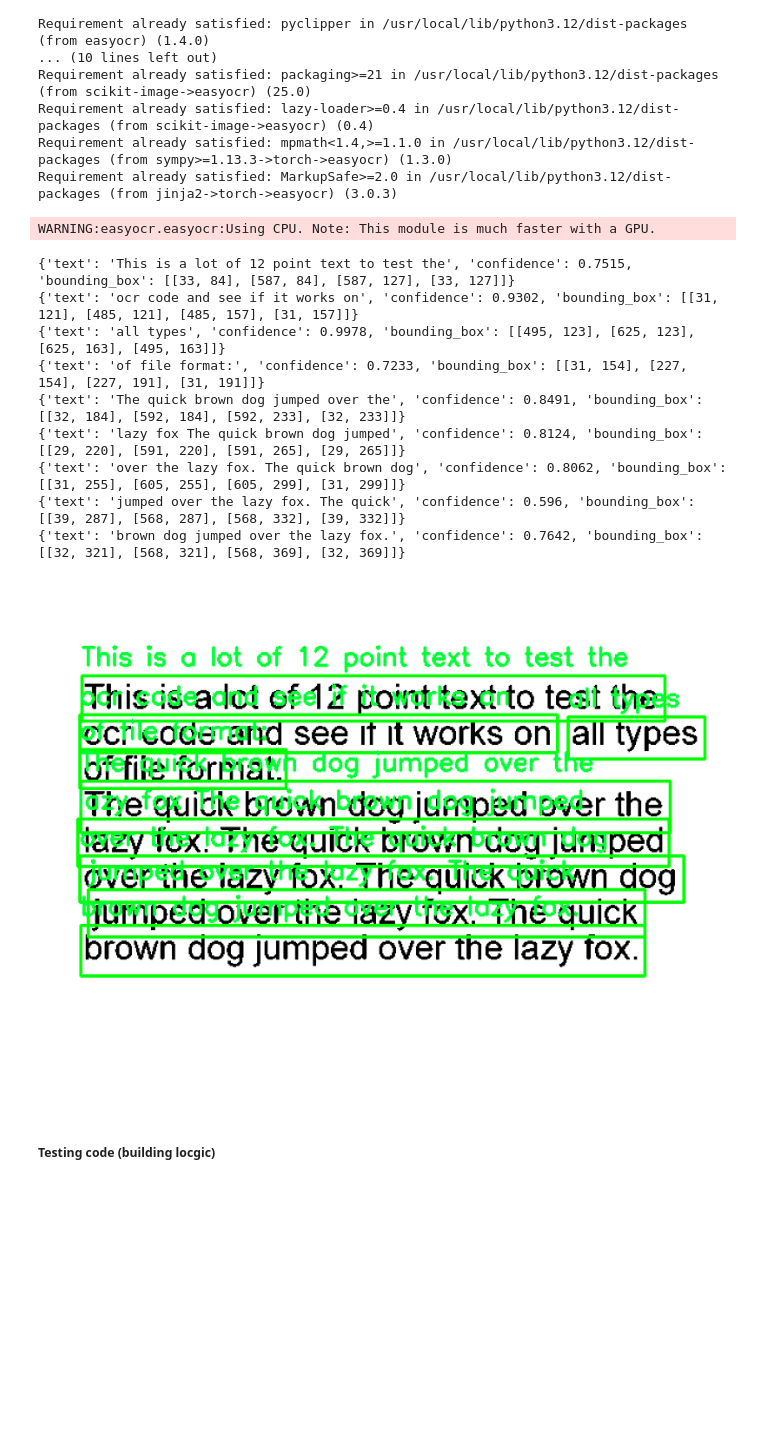
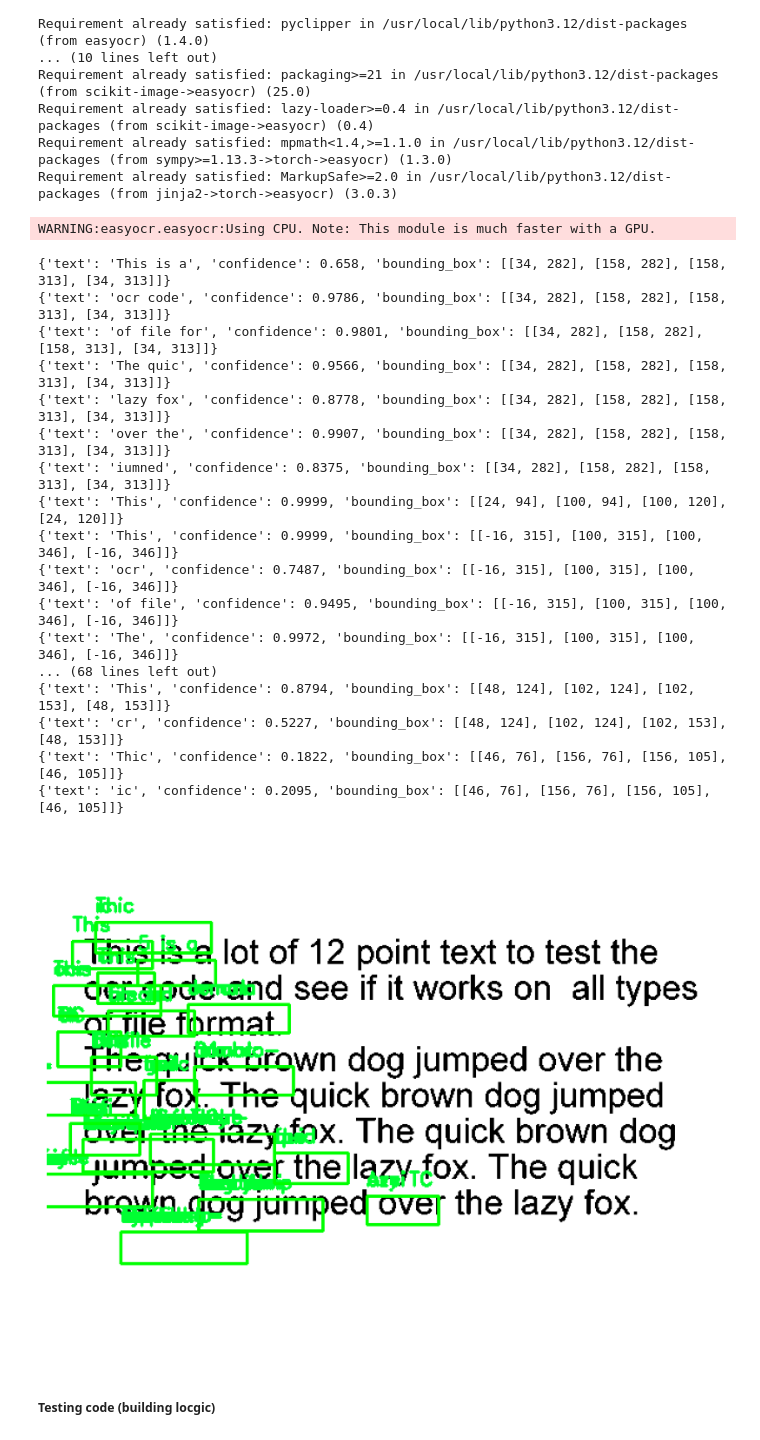
Before and after one commit to Srourrzan/AI_refresher, a Jupyter notebook: OCR.ipynb, the cells around one changed output. Saved outputs shown, nothing was run; the diff lists cells and outputs as text; code cells hidden in the pictures; blank space fills up the shorter version.

Commit message:
try to make a ocr pipeline using EAST and easyOCR

```diff
--- a/OCR.ipynb
+++ b/OCR.ipynb
@@ -66,27 +167,36 @@ class OCR:
     plt.axis("off");
     plt.show();
 # %%
-ocr: OCR = OCR();
 img_path: str = "test-image-for-recognition.png";
+model_path = "/content/frozen_east_text_detection.pb";
+ocr: OCR = OCR(model_path);
 try:
   img, ocr_res = ocr.extract_text(img_path);
   for d in ocr_res:
     print(f"{d}");
   ocr.visualize(img, ocr_res);
 except Exception as e:
   print(f"Error: {e}", file=sys.stderr);
 # %% [output]
 WARNING:easyocr.easyocr:Using CPU. Note: This module is much faster with a GPU.
-{'text': 'This is a lot of 12 point text to test the', 'confidence': 0.7515, 'bounding_box': [[33, 84], [587, 84], [587, 127], [33, 127]]}
-{'text': 'ocr code and see if it works on', 'confidence': 0.9302, 'bounding_box': [[31, 121], [485, 121], [485, 157], [31, 157]]}
-{'text': 'all types', 'confidence': 0.9978, 'bounding_box': [[495, 123], [625, 123], [625, 163], [495, 163]]}
-{'text': 'of file format:', 'confidence': 0.7233, 'bounding_box': [[31, 154], [227, 154], [227, 191], [31, 191]]}
-{'text': 'The quick brown dog jumped over the', 'confidence': 0.8491, 'bounding_box': [[32, 184], [592, 184], [592, 233], [32, 233]]}
-{'text': 'lazy fox The quick brown dog jumped', 'confidence': 0.8124, 'bounding_box': [[29, 220], [591, 220], [591, 265], [29, 265]]}
-{'text': 'over the lazy fox. The quick brown dog', 'confidence': 0.8062, 'bounding_box': [[31, 255], [605, 255], [605, 299], [31, 299]]}
-{'text': 'jumped over the lazy fox. The quick', 'confidence': 0.596, 'bounding_box': [[39, 287], [568, 287], [568, 332], [39, 332]]}
-{'text': 'brown dog jumped over the lazy fox.', 'confidence': 0.7642, 'bounding_box': [[32, 321], [568, 321], [568, 369], [32, 369]]}
+{'text': 'This is a', 'confidence': 0.658, 'bounding_box': [[34, 282], [158, 282], [158, 313], [34, 313]]}
+{'text': 'ocr code', 'confidence': 0.9786, 'bounding_box': [[34, 282], [158, 282], [158, 313], [34, 313]]}
+{'text': 'of file for', 'confidence': 0.9801, 'bounding_box': [[34, 282], [158, 282], [158, 313], [34, 313]]}
+{'text': 'The quic', 'confidence': 0.9566, 'bounding_box': [[34, 282], [158, 282], [158, 313], [34, 313]]}
+{'text': 'lazy fox', 'confidence': 0.8778, 'bounding_box': [[34, 282], [158, 282], [158, 313], [34, 313]]}
+{'text': 'over the', 'confidence': 0.9907, 'bounding_box': [[34, 282], [158, 282], [158, 313], [34, 313]]}
+{'text': 'iumned', 'confidence': 0.8375, 'bounding_box': [[34, 282], [158, 282], [158, 313], [34, 313]]}
+{'text': 'This', 'confidence': 0.9999, 'bounding_box': [[24, 94], [100, 94], [100, 120], [24, 120]]}
+{'text': 'This', 'confidence': 0.9999, 'bounding_box': [[-16, 315], [100, 315], [100, 346], [-16, 346]]}
+{'text': 'ocr', 'confidence': 0.7487, 'bounding_box': [[-16, 315], [100, 315], [100, 346], [-16, 346]]}
+{'text': 'of file', 'confidence': 0.9495, 'bounding_box': [[-16, 315], [100, 315], [100, 346], [-16, 346]]}
+{'text': 'The', 'confidence': 0.9972, 'bounding_box': [[-16, 315], [100, 315], [100, 346], [-16, 346]]}
+... (68 lines left out)
+{'text': 'This', 'confidence': 0.8794, 'bounding_box': [[48, 124], [102, 124], [102, 153], [48, 153]]}
+{'text': 'cr', 'confidence': 0.5227, 'bounding_box': [[48, 124], [102, 124], [102, 153], [48, 153]]}
+{'text': 'Thic', 'confidence': 0.1822, 'bounding_box': [[46, 76], [156, 76], [156, 105], [46, 105]]}
+{'text': 'ic', 'confidence': 0.2095, 'bounding_box': [[46, 76], [156, 76], [156, 105], [46, 105]]}
-[figure, old version]
+[figure, new version]
 # %% [markdown]
 ##### Testing code (building locgic)
 # %%
```
Also changed, not shown: parts of 11 cells of this notebook.
